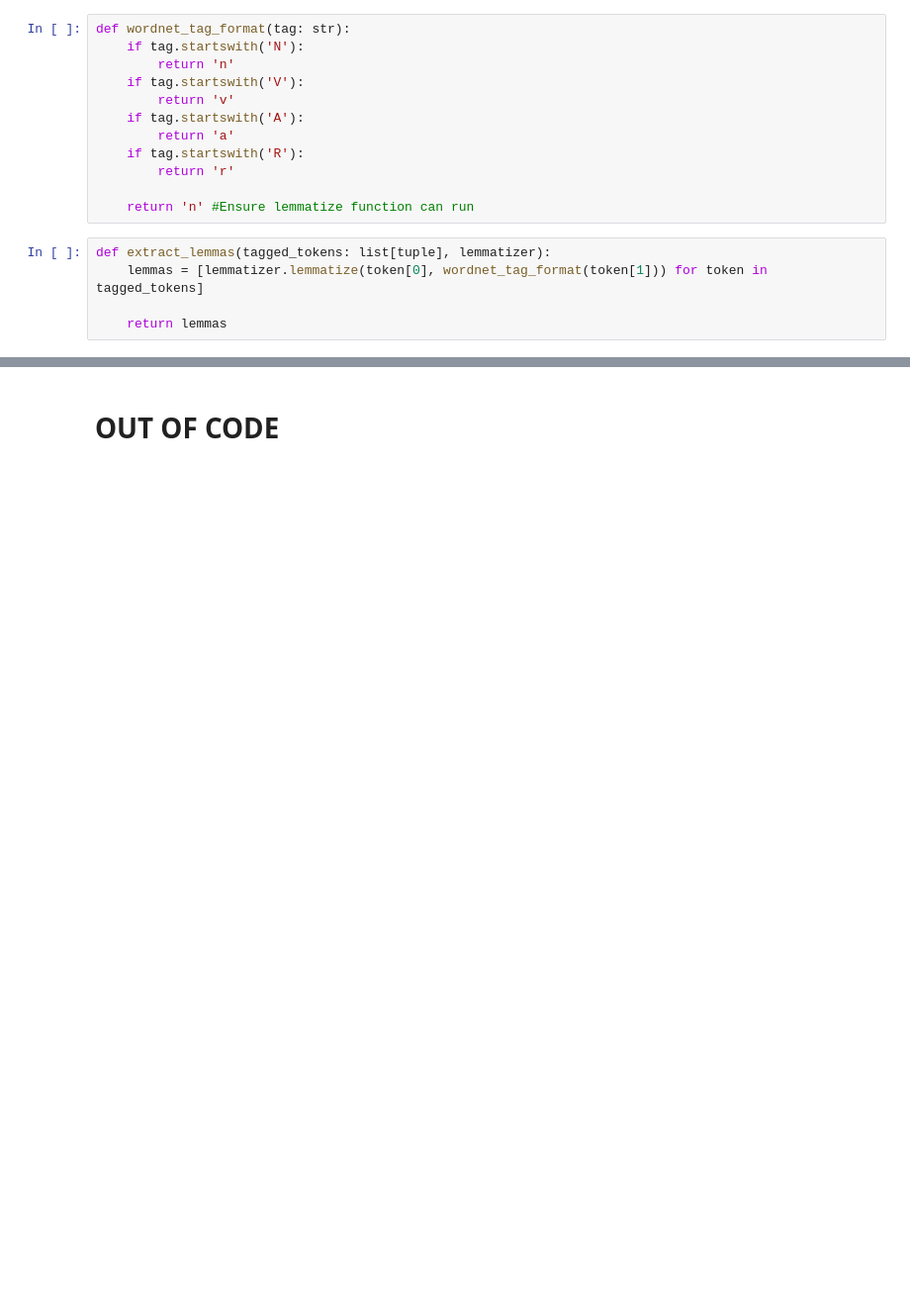
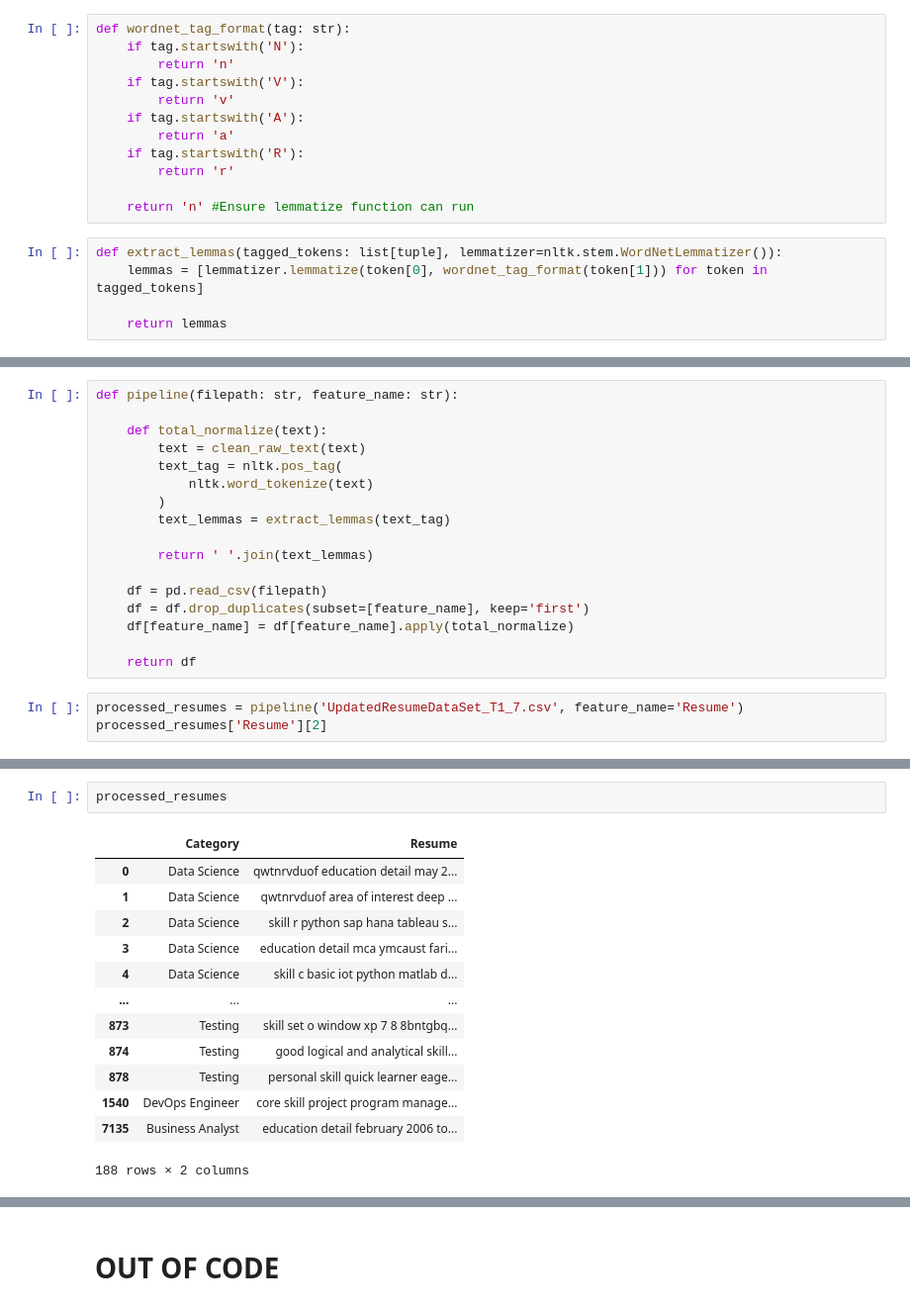
Before and after one commit to JS1177/NLPProject, a Jupyter notebook: 222978D_preprocessing.ipynb, the cells around one changed output, grey strips where cells are left out. Shown at 99% size. Drawn from its saved outputs; the diff is of its cells as text; blank space fills up the shorter version.

```diff
--- a/222978D_preprocessing.ipynb
+++ b/222978D_preprocessing.ipynb
@@ -283,7 +287,7 @@ def wordnet_tag_format(tag: str):
 
     return 'n' #Ensure lemmatize function can run
 # %%
-def extract_lemmas(tagged_tokens: list[tuple], lemmatizer):
+def extract_lemmas(tagged_tokens: list[tuple], lemmatizer=nltk.stem.WordNetLemmatizer()):
     lemmas = [lemmatizer.lemmatize(token[0], wordnet_tag_format(token[1])) for token in tagged_tokens]
 
     return lemmas
@@ -406,0 +339,20 @@ for chunk in sample_ner:
+# %%
+def pipeline(filepath: str, feature_name: str):
+
+    def total_normalize(text):
+        text = clean_raw_text(text)
+        text_tag = nltk.pos_tag(
+            nltk.word_tokenize(text)
+        )
+        text_lemmas = extract_lemmas(text_tag)
+
+        return ' '.join(text_lemmas)
+
+    df = pd.read_csv(filepath)
+    df = df.drop_duplicates(subset=[feature_name], keep='first')
+    df[feature_name] = df[feature_name].apply(total_normalize)
+
+    return df
+# %%
+processed_resumes = pipeline('UpdatedResumeDataSet_T1_7.csv', feature_name='Resume')
+processed_resumes['Resume'][2]
@@ -406,0 +381,16 @@ for chunk in sample_ner:
+# %%
+processed_resumes
+# %% [output]
+|  | Category | Resume |
+| 0 | Data Science | qwtnrvduof education detail may 2... |
+| 1 | Data Science | qwtnrvduof area of interest deep ... |
+| 2 | Data Science | skill r python sap hana tableau s... |
+| 3 | Data Science | education detail mca ymcaust fari... |
+| 4 | Data Science | skill c basic iot python matlab d... |
+| ... | ... | ... |
+| 873 | Testing | skill set o window xp 7 8 8bntgbq... |
+| 874 | Testing | good logical and analytical skill... |
+| 878 | Testing | personal skill quick learner eage... |
+| 1540 | DevOps Engineer | core skill project program manage... |
+| 7135 | Business Analyst | education detail february 2006 to... |
+188 rows × 2 columns
```
Also changed, not shown: parts of 49 cells of this notebook.
